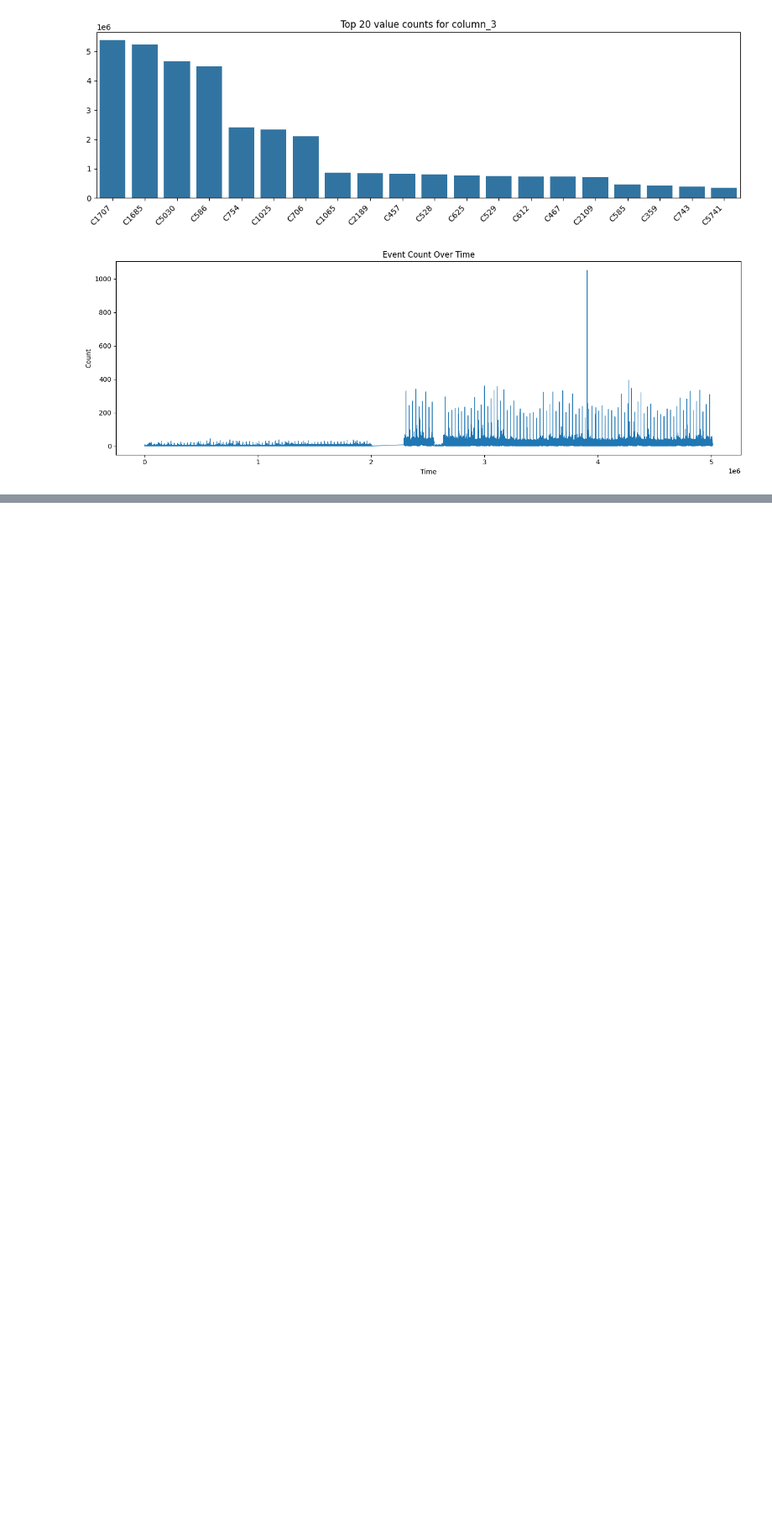
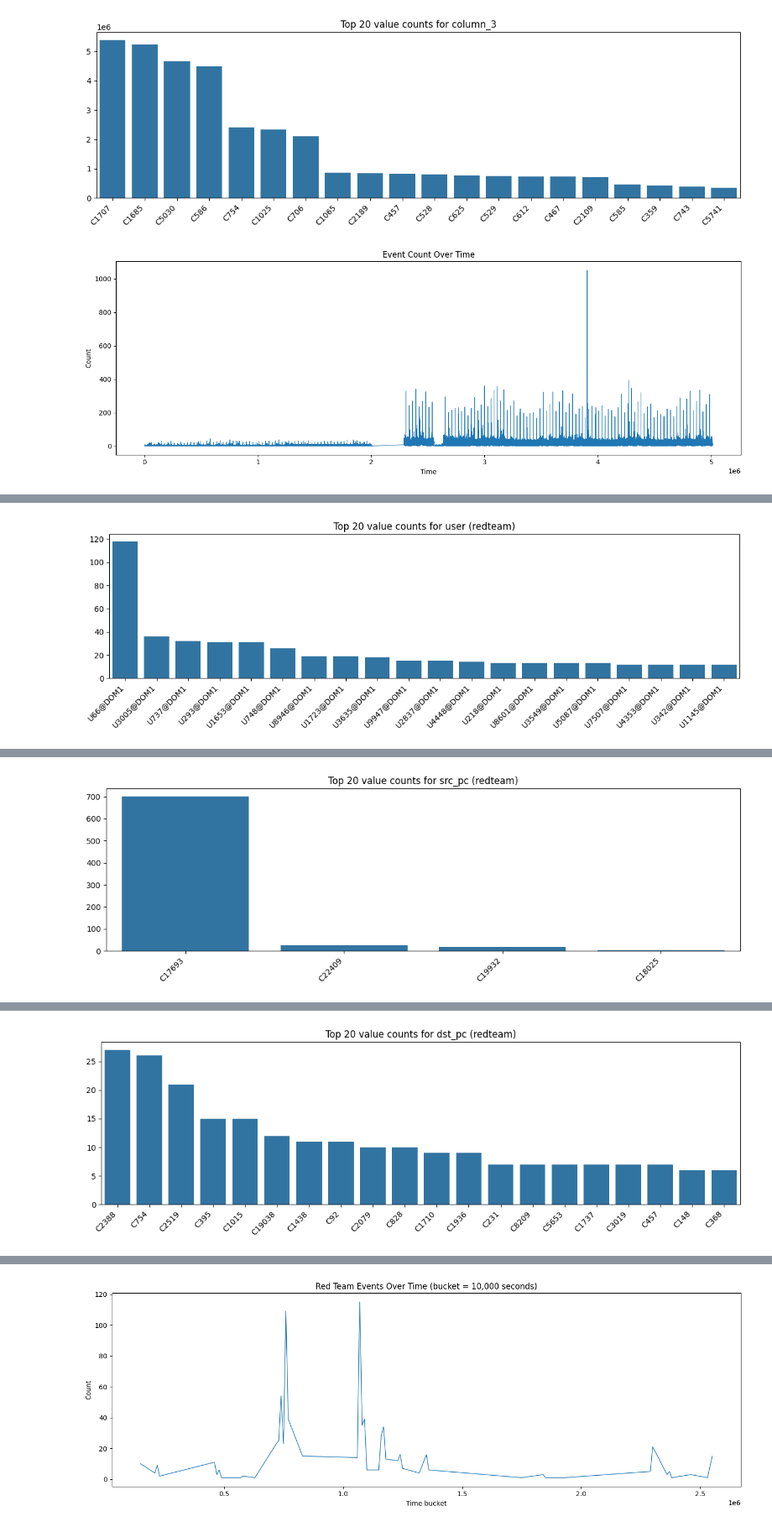
Before and after one commit to mwpersson/COMP9150-final-project, a Jupyter notebook: cyber1-eda.ipynb, the cells around one changed output, grey strips where cells are left out. Shown at 84% size. Drawn from its saved outputs; the diff is of its cells as text; code cells hidden in the pictures; blank space fills up the shorter version.

```diff
--- a/cyber1-eda.ipynb
+++ b/cyber1-eda.ipynb
@@ -210,0 +343,75 @@ Error:
+# %%
+# EDA for redteam.txt using Polars lazy API
+redteam_path = os.path.join(data_path, "redteam.txt")
+if not os.path.exists(redteam_path):
+    raise FileNotFoundError(f"File not found: {redteam_path}")
+
+# Detect schema width and set column names
+red_sample = pl.read_csv(redteam_path, has_header=False, n_rows=5)
+red_default_cols = ["time", "user", "src_pc", "dst_pc"]
+red_col_names = red_default_cols if red_sample.width == len(red_default_cols) else [f"col_{i}" for i in range(red_sample.width)]
+
+red_lf = pl.scan_csv(
+    redteam_path,
+    has_header=False,
+    new_columns=red_col_names,
+    infer_schema_length=10_000,
+    ignore_errors=True
+)
+
+# Basic overview
+red_rows = red_lf.select(pl.len().alias("rows")).collect(engine="streaming")
+red_nulls = red_lf.select([pl.col(c).null_count().alias(c) for c in red_col_names]).collect(engine="streaming")
+
+print("Rows:")
+print(red_rows)
+print("\nColumns:")
+print(red_col_names)
+print("\nNull counts:")
+print(red_nulls)
+print("\nSample rows:")
+print(red_lf.head(10).collect(engine="streaming"))
+
+# Top values for categorical columns
+red_cat_cols = [c for c in red_col_names if c != "time"][:5]
+for c in red_cat_cols:
+    red_top = (
+        red_lf.group_by(c)
+        .agg(pl.len().alias("count"))
+        .sort("count", descending=True)
+        .head(20)
+        .collect(engine="streaming")
+    )
+    print(f"\nTop 20 values for {c}:")
+    print(red_top)
+
+    plt.figure(figsize=(12, 4))
+    sns.barplot(x=red_top[c].cast(pl.Utf8).to_list(), y=red_top["count"].to_list())
+    plt.title(f"Top 20 value counts for {c} (redteam)")
+    plt.xticks(rotation=45, ha="right")
+    plt.tight_layout()
+    plt.show()
+
+# Time trend
+if "time" in red_col_names:
+    red_time_trend = (
+        red_lf.with_columns(pl.col("time").cast(pl.Int64, strict=False))
+        .drop_nulls(["time"])
+        .with_columns((pl.col("time") // 10_000 * 10_000).alias("time_bin"))
+        .group_by("time_bin")
+        .agg(pl.len().alias("count"))
+        .sort("time_bin")
+        .collect(engine="streaming")
+    )
+
+    print("\nTime-bucketed event counts (sample):")
+    print(red_time_trend.head(10))
+
+    plt.figure(figsize=(14, 5))
+    plt.plot(red_time_trend["time_bin"].to_list(), red_time_trend["count"].to_list(), linewidth=1.0)
+    plt.title("Red Team Events Over Time (bucket = 10,000 seconds)")
+    plt.xlabel("Time bucket")
+    plt.ylabel("Count")
+    plt.tight_layout()
+    plt.show()
+# %% [output]
@@ -210,0 +435 @@ Error:
+[figure, added]
@@ -210,0 +448 @@ Error:
+[figure, added]
@@ -210,0 +468 @@ Error:
+[figure, added]
@@ -210,0 +487 @@ Error:
+[figure, added]
```
Also changed, not shown: parts of 3 cells of this notebook.
